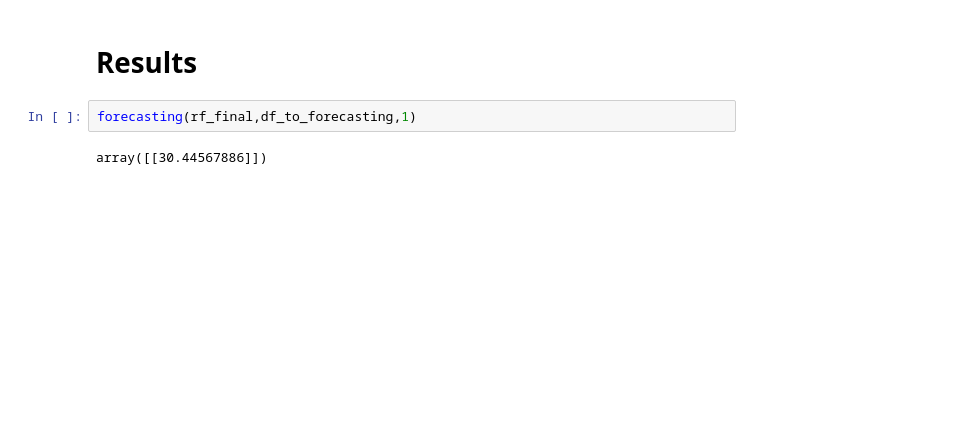
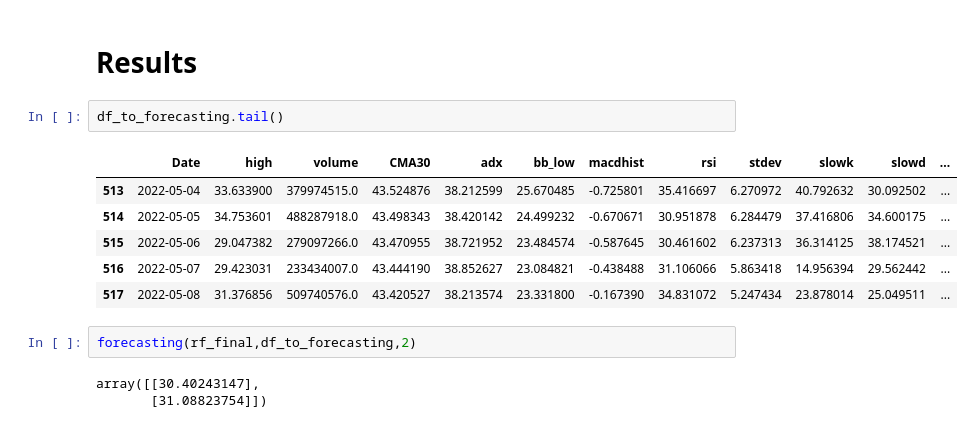
Before and after one commit to diogobulhosa/BC4, a Jupyter notebook: notebooks/nb_axs.ipynb, the cells around one changed output. Drawn from its saved outputs; the diff is of its cells as text; blank space fills up the shorter version.

```diff
--- a/notebooks/nb_axs.ipynb
+++ b/notebooks/nb_axs.ipynb
@@ -619,6 +619,16 @@ show_results(df, df_axs,'close',100,5, xgb_final)
 # %% [markdown]
 # Results
+# %%
+df_to_forecasting.tail()
+# %% [output]
+|  | Date | high | volume | CMA30 | adx | bb_low | macdhist | rsi | stdev | slowk | slowd | ... |
+| 513 | 2022-05-04 | 33.633900 | 379974515.0 | 43.524876 | 38.212599 | 25.670485 | -0.725801 | 35.416697 | 6.270972 | 40.792632 | 30.092502 | ... |
+| 514 | 2022-05-05 | 34.753601 | 488287918.0 | 43.498343 | 38.420142 | 24.499232 | -0.670671 | 30.951878 | 6.284479 | 37.416806 | 34.600175 | ... |
+| 515 | 2022-05-06 | 29.047382 | 279097266.0 | 43.470955 | 38.721952 | 23.484574 | -0.587645 | 30.461602 | 6.237313 | 36.314125 | 38.174521 | ... |
+| 516 | 2022-05-07 | 29.423031 | 233434007.0 | 43.444190 | 38.852627 | 23.084821 | -0.438488 | 31.106066 | 5.863418 | 14.956394 | 29.562442 | ... |
+| 517 | 2022-05-08 | 31.376856 | 509740576.0 | 43.420527 | 38.213574 | 23.331800 | -0.167390 | 34.831072 | 5.247434 | 23.878014 | 25.049511 | ... |
 # %%
-forecasting(rf_final,df_to_forecasting,1)
+forecasting(rf_final,df_to_forecasting,2)
 # %% [output]
-array([[30.44567886]])
+array([[30.40243147],
+       [31.08823754]])
```
Also changed, not shown: parts of 12 cells of this notebook, 1 other file.
